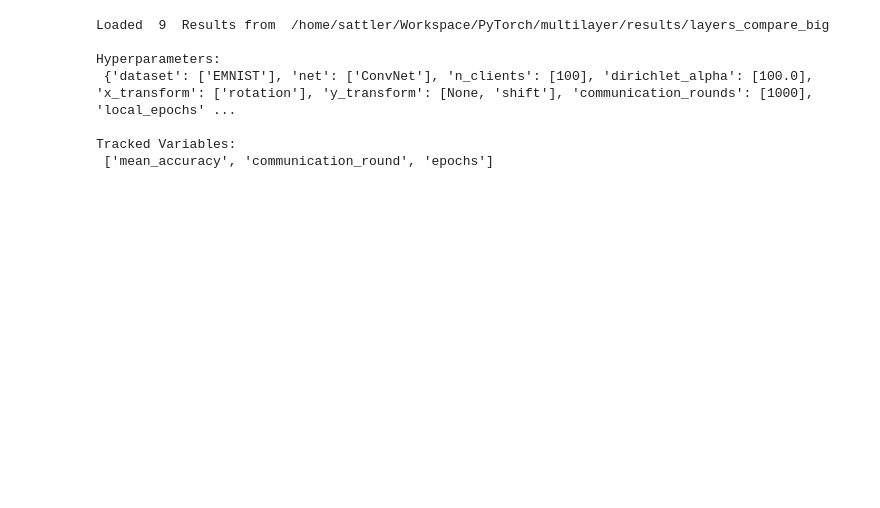
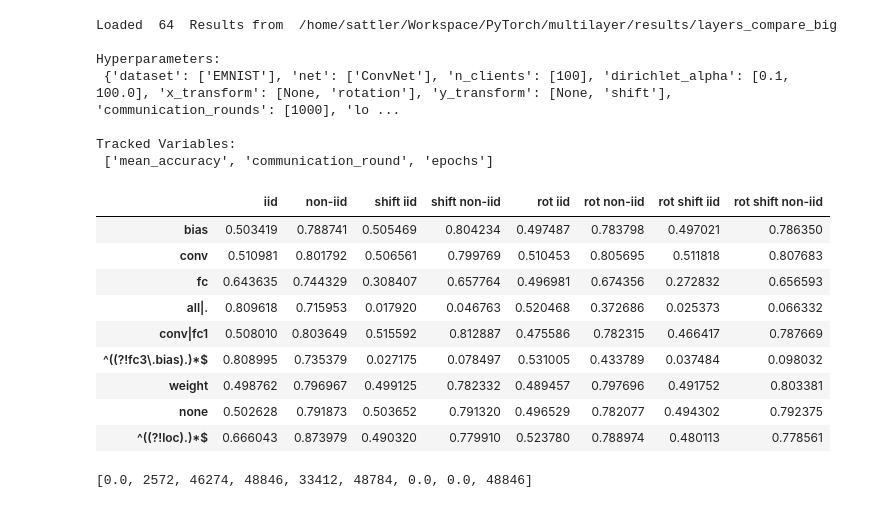
Before and after one commit to felisat/multilayer, a Jupyter notebook: viz/multi-layer.ipynb, the cells around one changed output. Saved outputs shown, nothing was run; the diff lists cells and outputs as text; code cells hidden in the pictures; blank space fills up the shorter version.

```diff
--- a/viz/multi-layer.ipynb
+++ b/viz/multi-layer.ipynb
@@ -8,10 +9,11 @@ import experiment_manager as xpm
 # %%
-list_of_experiments = xpm.get_list_of_experiments("/home/sattler/Workspace/PyTorch/multilayer/results/layers_compare_big")
+list_of_experiments = xpm.get_list_of_experiments("/home/sattler/Workspace/PyTorch/multilayer/results/layers_compare_big",
+                                                 only_finished=True)
 # %% [output]
-Loaded  9  Results from  /home/sattler/Workspace/PyTorch/multilayer/results/layers_compare_big
+Loaded  64  Results from  /home/sattler/Workspace/PyTorch/multilayer/results/layers_compare_big
 
 Hyperparameters:
- {'dataset': ['EMNIST'], 'net': ['ConvNet'], 'n_clients': [100], 'dirichlet_alpha': [100.0], 'x_transform': ['rotation'], 'y_transform': [None, 'shift'], 'communication_rounds': [1000], 'local_epochs' ...
+ {'dataset': ['EMNIST'], 'net': ['ConvNet'], 'n_clients': [100], 'dirichlet_alpha': [0.1, 100.0], 'x_transform': [None, 'rotation'], 'y_transform': [None, 'shift'], 'communication_rounds': [1000], 'lo ...
 
 Tracked Variables:
  ['mean_accuracy', 'communication_round', 'epochs']
@@ -17,0 +39,21 @@ Tracked Variables:
+# %%
+columns = ["{} {} {}".format(x_t, y_t, a)
+            for x_t in ["", "rot"] for y_t in ["", "shift"] for a in ["iid", "non-iid"] ]
+# %%
+frame = pd.DataFrame(results, index=layers, columns=columns)
+# %%
+def highlight_max(s):
+    is_max = s == s.max()
+    return ['background-color: yellow' if v else '' for v in is_max]
+frame.style.apply(highlight_max)
+# %% [output]
+|  | iid | non-iid | shift iid | shift non-iid | rot iid | rot non-iid | rot shift iid | rot shift non-iid |
+| bias | 0.503419 | 0.788741 | 0.505469 | 0.804234 | 0.497487 | 0.783798 | 0.497021 | 0.786350 |
+| conv | 0.510981 | 0.801792 | 0.506561 | 0.799769 | 0.510453 | 0.805695 | 0.511818 | 0.807683 |
+| fc | 0.643635 | 0.744329 | 0.308407 | 0.657764 | 0.496981 | 0.674356 | 0.272832 | 0.656593 |
+| all|. | 0.809618 | 0.715953 | 0.017920 | 0.046763 | 0.520468 | 0.372686 | 0.025373 | 0.066332 |
+| conv|fc1 | 0.508010 | 0.803649 | 0.515592 | 0.812887 | 0.475586 | 0.782315 | 0.466417 | 0.787669 |
+| ^((?!fc3\.bias).)*$ | 0.808995 | 0.735379 | 0.027175 | 0.078497 | 0.531005 | 0.433789 | 0.037484 | 0.098032 |
+| weight | 0.498762 | 0.796967 | 0.499125 | 0.782332 | 0.489457 | 0.797696 | 0.491752 | 0.803381 |
+| none | 0.502628 | 0.791873 | 0.503652 | 0.791320 | 0.496529 | 0.782077 | 0.494302 | 0.792375 |
+| ^((?!loc).)*$ | 0.666043 | 0.873979 | 0.490320 | 0.779910 | 0.523780 | 0.788974 | 0.480113 | 0.778561 |
@@ -17,0 +64,4 @@ Tracked Variables:
+# %%
+[np.sum([v for k, v in sizes.items() if re.match(l, k)]) for l in layers]
+# %% [output]
+[0.0, 2572, 46274, 48846, 33412, 48784, 0.0, 0.0, 48846]
```
Also changed, not shown: parts of 9 cells of this notebook, 3 other files.
